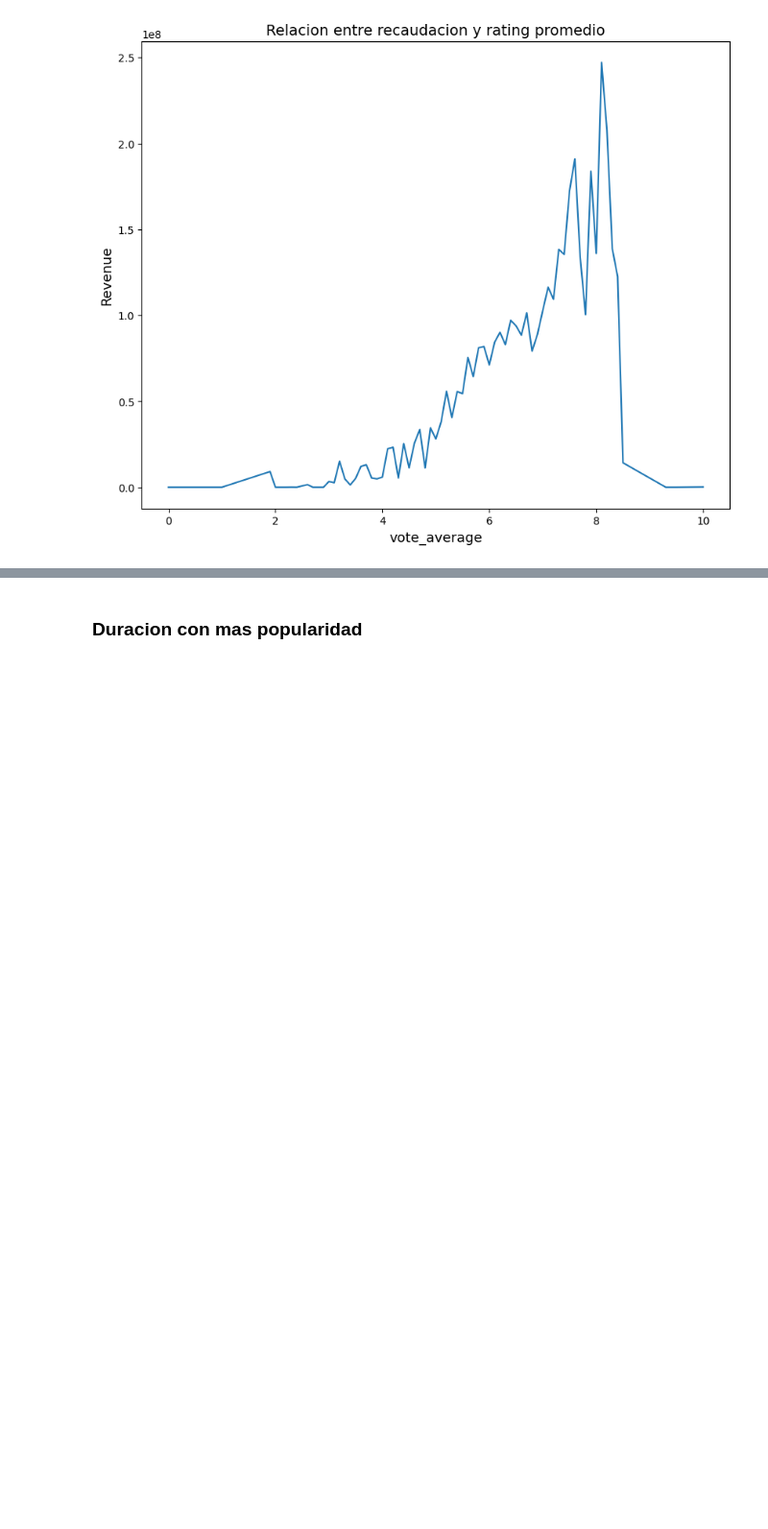
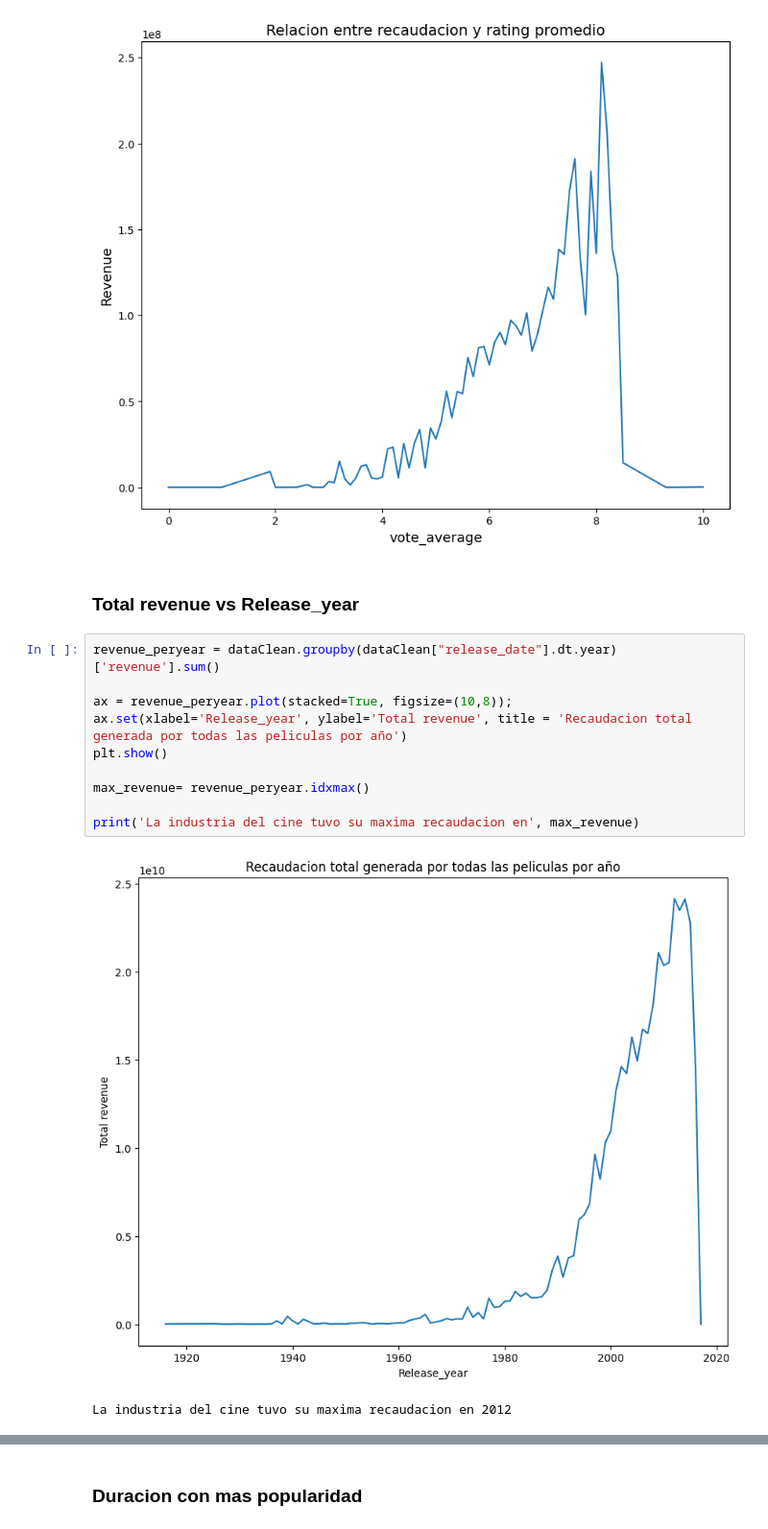
Before and after one commit to AleGallart/SATPython, a Jupyter notebook: Notebook.ipynb, the cells around one changed output, grey strips where cells are left out. Shown: that part at 96% size. Drawn from its saved outputs; the diff is of its cells as text; blank space fills up the shorter version.

```diff
--- a/Notebook.ipynb
+++ b/Notebook.ipynb
@@ -283,3 +283,18 @@ max_run= vot_rev.idxmax()
 plt.show()
 # %% [output]
 [figure]
+# %% [markdown]
+### Total revenue vs Release_year
+# %%
+revenue_peryear = dataClean.groupby(dataClean["release_date"].dt.year)['revenue'].sum()
+
+ax = revenue_peryear.plot(stacked=True, figsize=(10,8));
+ax.set(xlabel='Release_year', ylabel='Total revenue', title = 'Recaudacion total generada por todas las peliculas por año')
+plt.show()
+
+max_revenue= revenue_peryear.idxmax()
+
+print('La industria del cine tuvo su maxima recaudacion en', max_revenue)
+# %% [output]
+[figure, added]
+La industria del cine tuvo su maxima recaudacion en 2012
```
Also changed, not shown: parts of 4 cells of this notebook.
